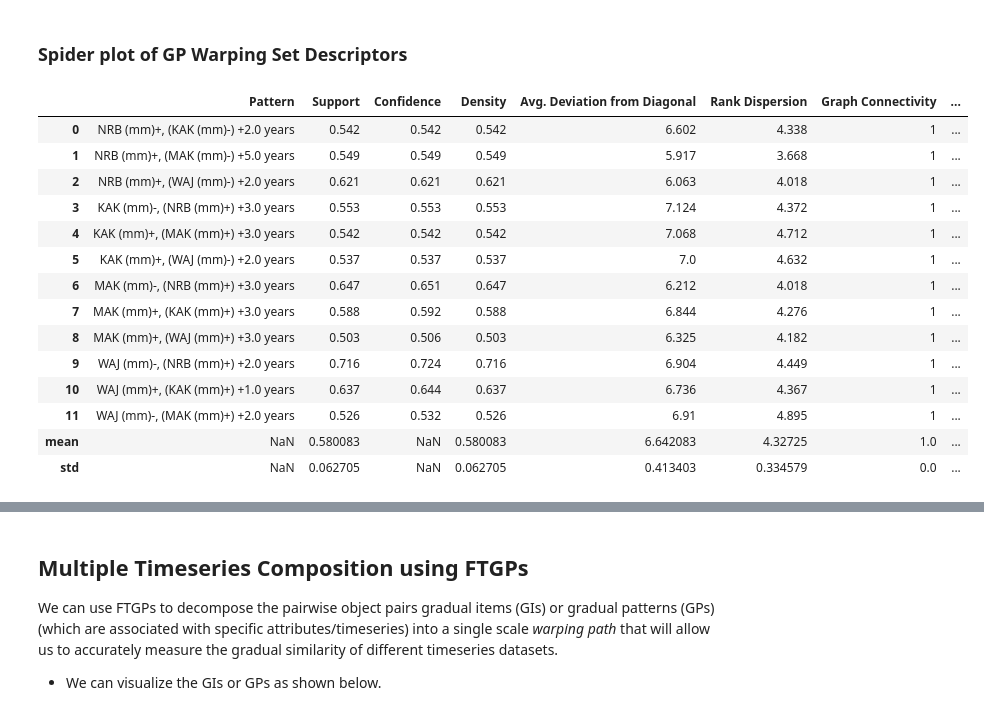
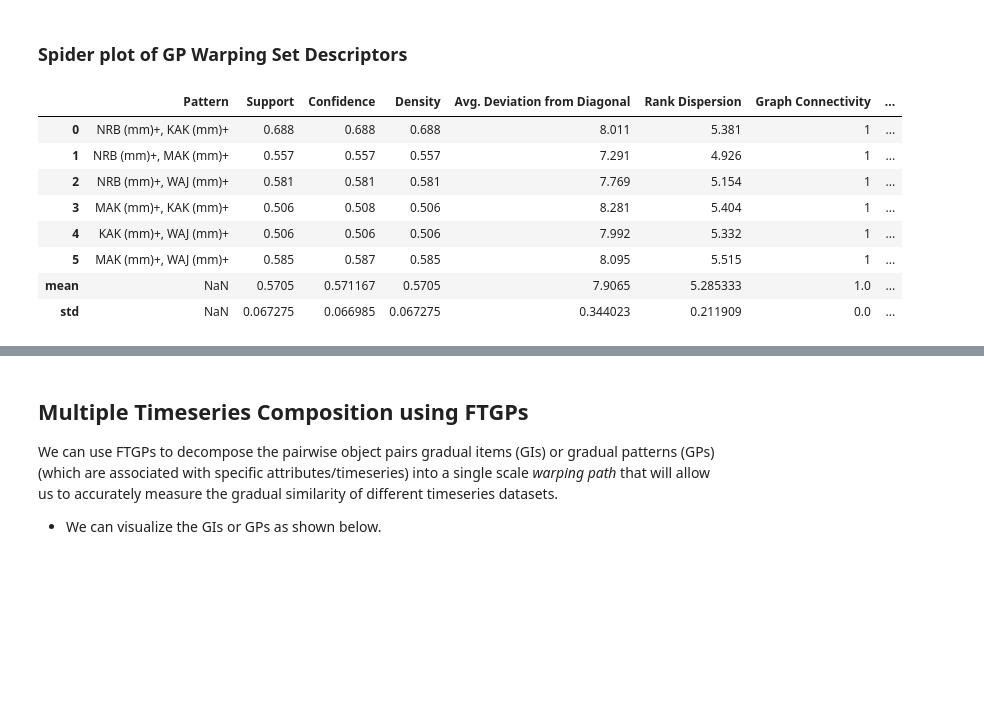
Before and after one commit to owuordickson/t-graank, a Jupyter notebook: analysis/ftgp_composition.ipynb, the cells around one changed output, grey strips where cells are left out. Cells and saved outputs as stored; diff of their text form; code cells hidden in the pictures; blank space fills up the shorter version.

```diff
--- a/analysis/ftgp_composition.ipynb
+++ b/analysis/ftgp_composition.ipynb
@@ -65,19 +57,10 @@ Initialize TGradAMI algorithm by creating an object.
 # %%
-rain_tgrads = []
-evi_tgrads = []
-#rain_tgrad_data = []
-#evi_tgrad_data = []
 
-for t_col in tgt_cols:
-    t_grad_rain = TGradAMI(f_path_rain, min_sup, eq, min_rep=min_rep)
-    t_grad_evi = TGradAMI(f_path_evi, min_sup, eq, min_rep=min_rep)
+rain_grad = GRAANK(rain_data, min_sup, eq)
+evi_grad = GRAANK(evi_data, min_sup, eq)
 
-    eval_dict_rain = t_grad_rain.discover_tgp_ami(target_col=t_col, error_margin=mi_err_margin, compute_descriptors=compute_descriptors, eval_mode=eval_mode)
-    transform_steps = t_grad_rain.transformation_data['Transformation Steps']
-    eval_dict_evi = t_grad_evi.discover_tgp_ami(target_col=t_col, error_margin=mi_err_margin, compute_descriptors=compute_descriptors, transformation_steps=transform_steps, eval_mode=eval_mode)
+# Run algorithms
+rain_grad.discover(compute_descriptors=compute_descriptors)
+evi_grad.discover(compute_descriptors=compute_descriptors)
 
-    #rain_tgrad_data.append(eval_dict_rain)
-    #evi_tgrad_data.append(eval_dict_evi)
-
-    rain_tgrads.append(t_grad_rain)
-    evi_tgrads.append(t_grad_evi)
+print("")
@@ -114,29 +67,22 @@ EVI Data:
 # %% [markdown]
 ### Spider plot of GP Warping Set Descriptors
 # %%
-patterns = [t_grad_rain.display_patterns_as_df for t_grad_rain in rain_tgrads]  # Collect all patterns into a list
-res_rain_df = pd.concat(patterns, ignore_index=True)  # Combine them in one go
+res_rain_df = pd.concat([rain_grad.mining_engine.display_patterns_as_df], ignore_index=True)  # Combine them in one go
 
-categories = ['Support', 'Density', 'Avg. Deviation from Diagonal', 'Rank Dispersion', 'Graph Connectivity', 'Singularity Score']
+categories = ['Support', 'Confidence', 'Density', 'Avg. Deviation from Diagonal', 'Rank Dispersion', 'Graph Connectivity', 'Singularity Score']
 numeric_rain_df = res_rain_df[categories].astype(float)
 stats_rain = numeric_rain_df.agg(['mean', 'std'])
 
 res_rain_df_w_stats = pd.concat([res_rain_df, stats_rain])
 res_rain_df_w_stats
 # %% [output]
 |  | Pattern | Support | Confidence | Density | Avg. Deviation from Diagonal | Rank Dispersion | Graph Connectivity | ... |
-| 0 | NRB (mm)+, (KAK (mm)-) +2.0 years | 0.542 | 0.542 | 0.542 | 6.602 | 4.338 | 1 | ... |
-| 1 | NRB (mm)+, (MAK (mm)-) +5.0 years | 0.549 | 0.549 | 0.549 | 5.917 | 3.668 | 1 | ... |
-| 2 | NRB (mm)+, (WAJ (mm)-) +2.0 years | 0.621 | 0.621 | 0.621 | 6.063 | 4.018 | 1 | ... |
-| 3 | KAK (mm)-, (NRB (mm)+) +3.0 years | 0.553 | 0.553 | 0.553 | 7.124 | 4.372 | 1 | ... |
-| 4 | KAK (mm)+, (MAK (mm)+) +3.0 years | 0.542 | 0.542 | 0.542 | 7.068 | 4.712 | 1 | ... |
-| 5 | KAK (mm)+, (WAJ (mm)-) +2.0 years | 0.537 | 0.537 | 0.537 | 7.0 | 4.632 | 1 | ... |
-| 6 | MAK (mm)-, (NRB (mm)+) +3.0 years | 0.647 | 0.651 | 0.647 | 6.212 | 4.018 | 1 | ... |
-| 7 | MAK (mm)+, (KAK (mm)+) +3.0 years | 0.588 | 0.592 | 0.588 | 6.844 | 4.276 | 1 | ... |
-| 8 | MAK (mm)+, (WAJ (mm)+) +3.0 years | 0.503 | 0.506 | 0.503 | 6.325 | 4.182 | 1 | ... |
-| 9 | WAJ (mm)-, (NRB (mm)+) +2.0 years | 0.716 | 0.724 | 0.716 | 6.904 | 4.449 | 1 | ... |
-| 10 | WAJ (mm)+, (KAK (mm)+) +1.0 years | 0.637 | 0.644 | 0.637 | 6.736 | 4.367 | 1 | ... |
-| 11 | WAJ (mm)-, (MAK (mm)+) +2.0 years | 0.526 | 0.532 | 0.526 | 6.91 | 4.895 | 1 | ... |
-| mean | NaN | 0.580083 | NaN | 0.580083 | 6.642083 | 4.32725 | 1.0 | ... |
-| std | NaN | 0.062705 | NaN | 0.062705 | 0.413403 | 0.334579 | 0.0 | ... |
+| 0 | NRB (mm)+, KAK (mm)+ | 0.688 | 0.688 | 0.688 | 8.011 | 5.381 | 1 | ... |
+| 1 | NRB (mm)+, MAK (mm)+ | 0.557 | 0.557 | 0.557 | 7.291 | 4.926 | 1 | ... |
+| 2 | NRB (mm)+, WAJ (mm)+ | 0.581 | 0.581 | 0.581 | 7.769 | 5.154 | 1 | ... |
+| 3 | MAK (mm)+, KAK (mm)+ | 0.506 | 0.508 | 0.506 | 8.281 | 5.404 | 1 | ... |
+| 4 | KAK (mm)+, WAJ (mm)+ | 0.506 | 0.506 | 0.506 | 7.992 | 5.332 | 1 | ... |
+| 5 | MAK (mm)+, WAJ (mm)+ | 0.585 | 0.587 | 0.585 | 8.095 | 5.515 | 1 | ... |
+| mean | NaN | 0.5705 | 0.571167 | 0.5705 | 7.9065 | 5.285333 | 1.0 | ... |
+| std | NaN | 0.067275 | 0.066985 | 0.067275 | 0.344023 | 0.211909 | 0.0 | ... |
 # %%
```
Also changed, not shown: parts of 15 cells of this notebook, 1 other file.
